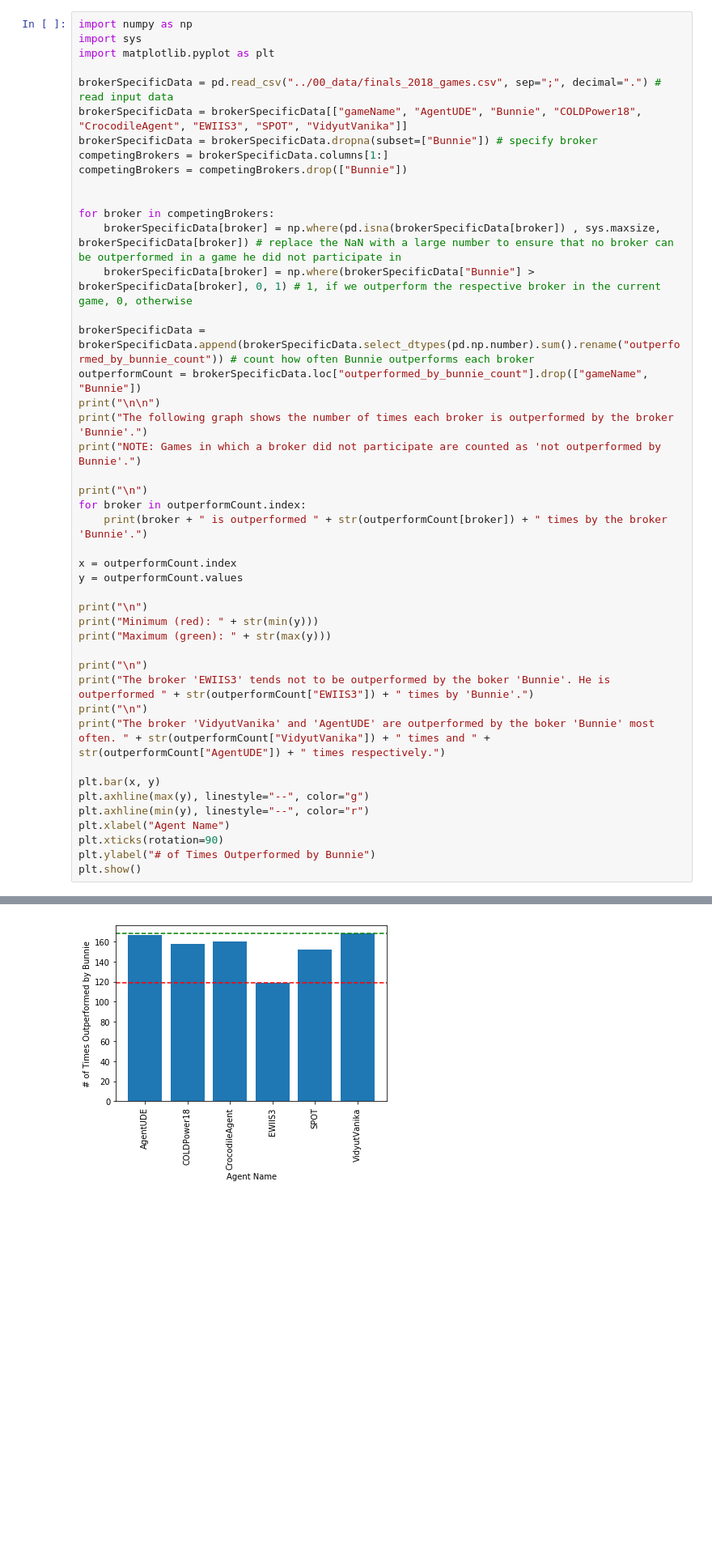
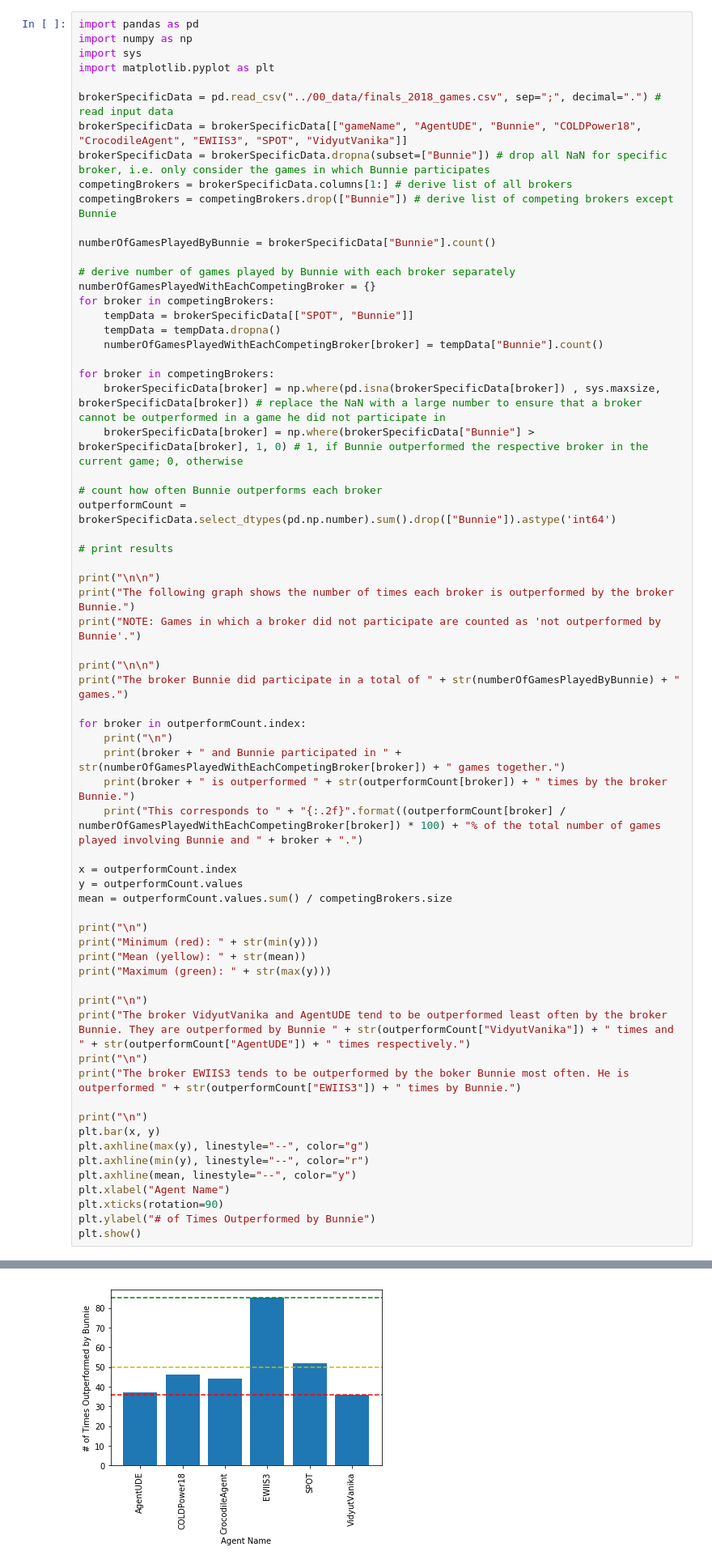
Before and after one commit to G4mble/AAA_IndividualAssignment, a Jupyter notebook: 01_code/Task_Description.ipynb, the cells around one changed output, grey strips where cells are left out. Shown: that part at 81% size. Saved outputs shown, nothing was run; the diff lists cells and outputs as text; blank space fills up the shorter version.

```diff
--- a/01_code/Task_Description.ipynb
+++ b/01_code/Task_Description.ipynb
@@ -84,46 +165,67 @@ brokerSpecificData = brokerSpecificData.dropna(subset=["Bunnie"]) # specify brok
 # %% [markdown]
 ### Which brokers do you tend to outperform and which not?
 # %%
+import pandas as pd
 import numpy as np
 import sys
 import matplotlib.pyplot as plt
 
 brokerSpecificData = pd.read_csv("../00_data/finals_2018_games.csv", sep=";", decimal=".") # read input data
 brokerSpecificData = brokerSpecificData[["gameName", "AgentUDE", "Bunnie", "COLDPower18", "CrocodileAgent", "EWIIS3", "SPOT", "VidyutVanika"]]
-brokerSpecificData = brokerSpecificData.dropna(subset=["Bunnie"]) # specify broker
-competingBrokers = brokerSpecificData.columns[1:]
-competingBrokers = competingBrokers.drop(["Bunnie"])
+brokerSpecificData = brokerSpecificData.dropna(subset=["Bunnie"]) # drop all NaN for specific broker, i.e. only consider the games in which Bunnie participates
+competingBrokers = brokerSpecificData.columns[1:] # derive list of all brokers
+competingBrokers = competingBrokers.drop(["Bunnie"]) # derive list of competing brokers except Bunnie
 
+numberOfGamesPlayedByBunnie = brokerSpecificData["Bunnie"].count()
+
+# derive number of games played by Bunnie with each broker separately
+numberOfGamesPlayedWithEachCompetingBroker = {}
+for broker in competingBrokers:
+    tempData = brokerSpecificData[["SPOT", "Bunnie"]]
+    tempData = tempData.dropna()
+    numberOfGamesPlayedWithEachCompetingBroker[broker] = tempData["Bunnie"].count()
 
 for broker in competingBrokers:
-    brokerSpecificData[broker] = np.where(pd.isna(brokerSpecificData[broker]) , sys.maxsize, brokerSpecificData[broker]) # replace the NaN with a large number to ensure that no broker can be outperformed in a game he did not participate in
-    brokerSpecificData[broker] = np.where(brokerSpecificData["Bunnie"] > brokerSpecificData[broker], 0, 1) # 1, if we outperform the respective broker in the current game, 0, otherwise
+    brokerSpecificData[broker] = np.where(pd.isna(brokerSpecificData[broker]) , sys.maxsize, brokerSpecificData[broker]) # replace the NaN with a large number to ensure that a broker cannot be outperformed in a game he did not participate in
+    brokerSpecificData[broker] = np.where(brokerSpecificData["Bunnie"] > brokerSpecificData[broker], 1, 0) # 1, if Bunnie outperformed the respective broker in the current game; 0, otherwise
 
-brokerSpecificData = brokerSpecificData.append(brokerSpecificData.select_dtypes(pd.np.number).sum().rename("outperformed_by_bunnie_count")) # count how often Bunnie outperforms each broker
-outperformCount = brokerSpecificData.loc["outperformed_by_bunnie_count"].drop(["gameName", "Bunnie"])
+# count how often Bunnie outperforms each broker
+outperformCount = brokerSpecificData.select_dtypes(pd.np.number).sum().drop(["Bunnie"]).astype('int64')
+
+# print results
+
 print("\n\n")
-print("The following graph shows the number of times each broker is outperformed by the broker 'Bunnie'.")
+print("The following graph shows the number of times each broker is outperformed by the broker Bunnie.")
 print("NOTE: Games in which a broker did not participate are counted as 'not outperformed by Bunnie'.")
 
-print("\n")
+print("\n\n")
+print("The broker Bunnie did participate in a total of " + str(numberOfGamesPlayedByBunnie) + " games.")
+
 for broker in outperformCount.index:
-    print(broker + " is outperformed " + str(outperformCount[broker]) + " times by the broker 'Bunnie'.")
+    print("\n")
+    print(broker + " and Bunnie participated in " + str(numberOfGamesPlayedWithEachCompetingBroker[broker]) + " games together.")
+    print(broker + " is outperformed " + str(outperformCount[broker]) + " times by the broker Bunnie.")
+    print("This corresponds to " + "{:.2f}".format((outperformCount[broker] / numberOfGamesPlayedWithEachCompetingBroker[broker]) * 100) + "% of the total number of games played involving Bunnie and " + broker + ".")
 
 x = outperformCount.index
 y = outperformCount.values
+mean = outperformCount.values.sum() / competingBrokers.size
 
 print("\n")
 print("Minimum (red): " + str(min(y)))
+print("Mean (yellow): " + str(mean))
 print("Maximum (green): " + str(max(y)))
 
 print("\n")
-print("The broker 'EWIIS3' tends not to be outperformed by the boker 'Bunnie'. He is outperformed " + str(outperformCount["EWIIS3"]) + " times by 'Bunnie'.")
+print("The broker VidyutVanika and AgentUDE tend to be outperformed least often by the broker Bunnie. They are outperformed by Bunnie " + str(outperformCount["VidyutVanika"]) + " times and " + str(outperformCount["AgentUDE"]) + " times respectively.")
 print("\n")
-print("The broker 'VidyutVanika' and 'AgentUDE' are outperformed by the boker 'Bunnie' most often. " + str(outperformCount["VidyutVanika"]) + " times and " + str(outperformCount["AgentUDE"]) + " times respectively.")
+print("The broker EWIIS3 tends to be outperformed by the boker Bunnie most often. He is outperformed " + str(outperformCount["EWIIS3"]) + " times by Bunnie.")
 
+print("\n")
 plt.bar(x, y)
 plt.axhline(max(y), linestyle="--", color="g")
 plt.axhline(min(y), linestyle="--", color="r")
+plt.axhline(mean, linestyle="--", color="y")
 plt.xlabel("Agent Name")
 plt.xticks(rotation=90)
 plt.ylabel("# of Times Outperformed by Bunnie")
@@ -152,4 +251,4 @@ The broker 'VidyutVanika' and 'AgentUDE' are outperformed by the boker 'Bunnie'
-[figure, old version]
+[figure, new version]
 # %% [markdown]
 # Log files
 There exist four different kind of log files describing your broker: BrokerAccounting,BrokerImbalanceCost, BrokerMktPrices and TariffMktShare.
```
Also changed, not shown: parts of 3 cells of this notebook.
